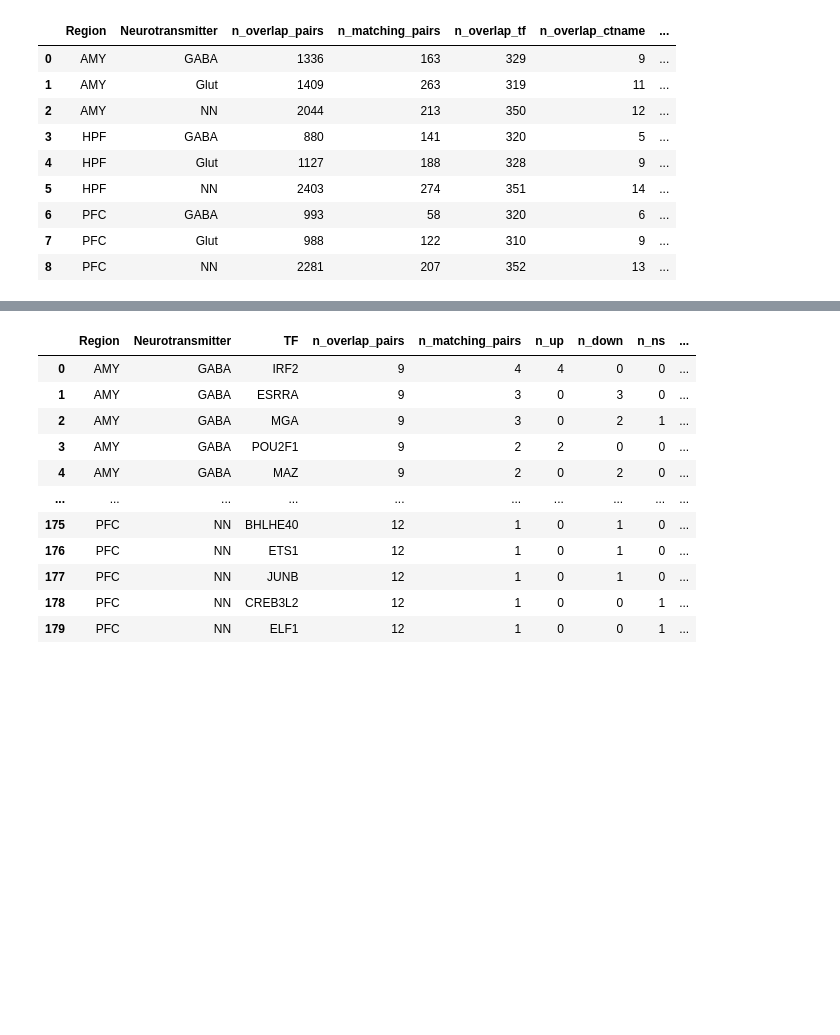
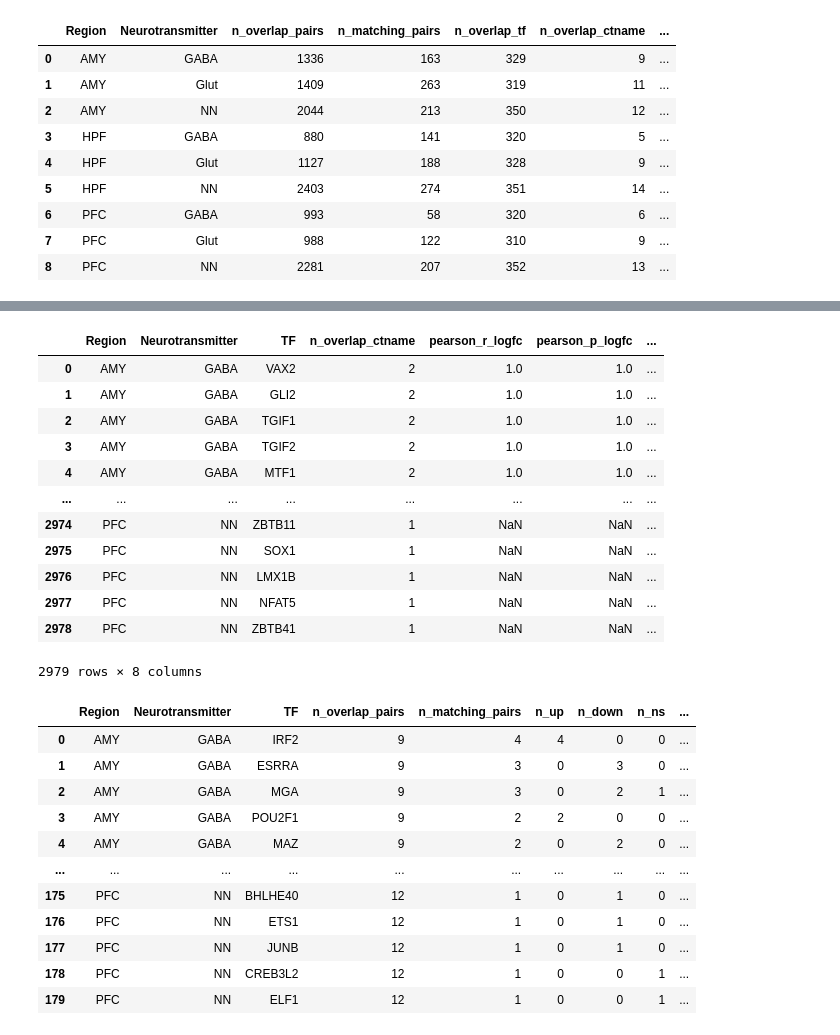
Before and after one commit to juychen/scmmd, a Jupyter notebook: 16snscenicAUC.ipynb, the cells around one changed output, grey strips where cells are left out. Cells and saved outputs as stored; diff of their text form; code cells hidden in the pictures; blank space fills up the shorter version.

```diff
--- a/16snscenicAUC.ipynb
+++ b/16snscenicAUC.ipynb
@@ -898,0 +871,73 @@ df_match_direction_region_nt
+# %%
+from scipy.stats import pearsonr
+
+def compute_logfc_pearson_by_region_nt_tf(df_scenic, df_tobias):
+    scenic_subset = df_scenic.loc[:, ['TF', 'log2FC', 'Region', 'Neurotransmitter', 'ctname']].dropna().copy()
+    tobias_subset = df_tobias.loc[:, ['TF', 'log2FC', 'Region', 'Neurotransmitter', 'ctname']].dropna().copy()
+
+    scenic_subset['TF'] = scenic_subset['TF'].astype(str).str.upper()
+    tobias_subset['TF'] = tobias_subset['TF'].astype(str).str.upper()
+
+    scenic_subset = scenic_subset.drop_duplicates(['Region', 'Neurotransmitter', 'ctname', 'TF'])
+    tobias_subset = tobias_subset.drop_duplicates(['Region', 'Neurotransmitter', 'ctname', 'TF'])
+
+    df_logfc_match = scenic_subset.merge(
+        tobias_subset,
+        on=['Region', 'Neurotransmitter', 'ctname', 'TF'],
+        how='inner',
+        suffixes=('_scenic', '_tobias')
+    )
+
+    pearson_rows = []
+    for (region, neurotransmitter, tf), group in df_logfc_match.groupby(['Region', 'Neurotransmitter', 'TF']):
+        scenic_values = group['log2FC_scenic'].astype(float)
+        tobias_values = group['log2FC_tobias'].astype(float)
+        n_overlap_ctname = len(group)
+
+        if n_overlap_ctname >= 2 and scenic_values.nunique() > 1 and tobias_values.nunique() > 1:
+            pearson_r, pearson_p = pearsonr(scenic_values, tobias_values)
+        else:
+            pearson_r, pearson_p = np.nan, np.nan
+
+        pearson_rows.append({
+            'Region': region,
+            'Neurotransmitter': neurotransmitter,
+            'TF': tf,
+            'n_overlap_ctname': n_overlap_ctname,
+            'pearson_r_logfc': pearson_r,
+            'pearson_p_logfc': pearson_p,
+            'mean_abs_logfc_scenic': scenic_values.abs().mean(),
+            'mean_abs_logfc_tobias': tobias_values.abs().mean()
+        })
+
+    df_tf_logfc_pearson_by_region_nt = pd.DataFrame(pearson_rows)
+    if df_tf_logfc_pearson_by_region_nt.empty:
+        return df_logfc_match, df_tf_logfc_pearson_by_region_nt
+
+    df_tf_logfc_pearson_by_region_nt = df_tf_logfc_pearson_by_region_nt.sort_values(
+        ['Region', 'Neurotransmitter', 'pearson_r_logfc', 'n_overlap_ctname', 'mean_abs_logfc_scenic', 'TF'],
+        ascending=[True, True, False, False, False, True]
+    ).reset_index(drop=True)
+
+    return df_logfc_match, df_tf_logfc_pearson_by_region_nt
+
+df_logfc_match_region_nt, df_tf_logfc_pearson_by_region_nt = compute_logfc_pearson_by_region_nt_tf(
+    scenic_all_common_s,
+    tobias_all_common_s
+)
+
+df_tf_logfc_pearson_by_region_nt
+# %% [output]
+|  | Region | Neurotransmitter | TF | n_overlap_ctname | pearson_r_logfc | pearson_p_logfc | ... |
+| 0 | AMY | GABA | VAX2 | 2 | 1.0 | 1.0 | ... |
+| 1 | AMY | GABA | GLI2 | 2 | 1.0 | 1.0 | ... |
+| 2 | AMY | GABA | TGIF1 | 2 | 1.0 | 1.0 | ... |
+| 3 | AMY | GABA | TGIF2 | 2 | 1.0 | 1.0 | ... |
+| 4 | AMY | GABA | MTF1 | 2 | 1.0 | 1.0 | ... |
+| ... | ... | ... | ... | ... | ... | ... | ... |
+| 2974 | PFC | NN | ZBTB11 | 1 | NaN | NaN | ... |
+| 2975 | PFC | NN | SOX1 | 1 | NaN | NaN | ... |
+| 2976 | PFC | NN | LMX1B | 1 | NaN | NaN | ... |
+| 2977 | PFC | NN | NFAT5 | 1 | NaN | NaN | ... |
+| 2978 | PFC | NN | ZBTB41 | 1 | NaN | NaN | ... |
+2979 rows × 8 columns
```
Also changed, not shown: parts of 34 cells of this notebook.
